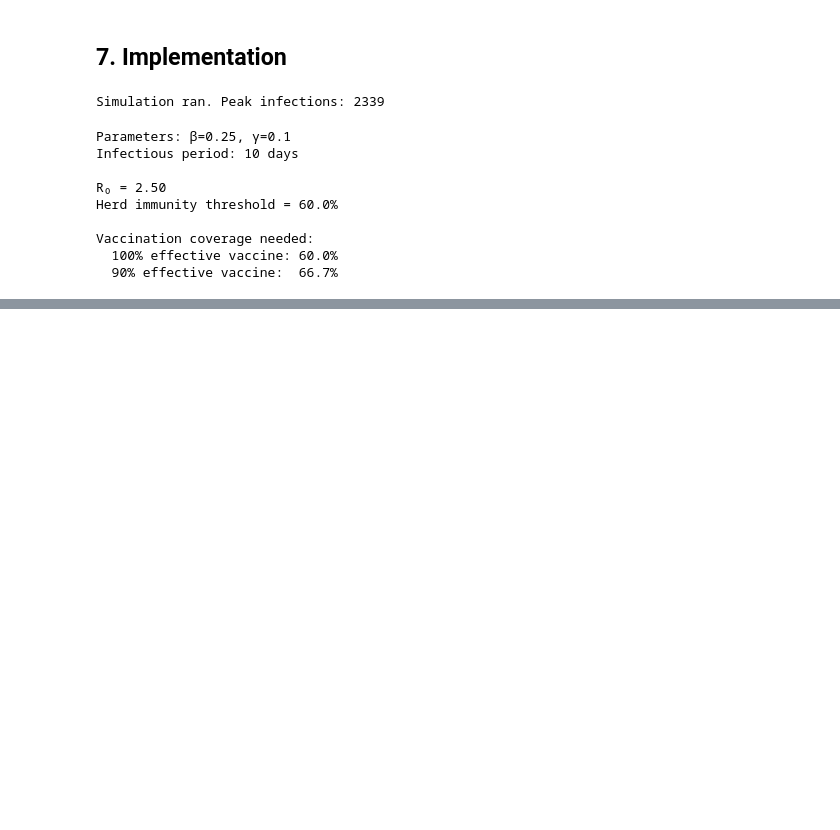
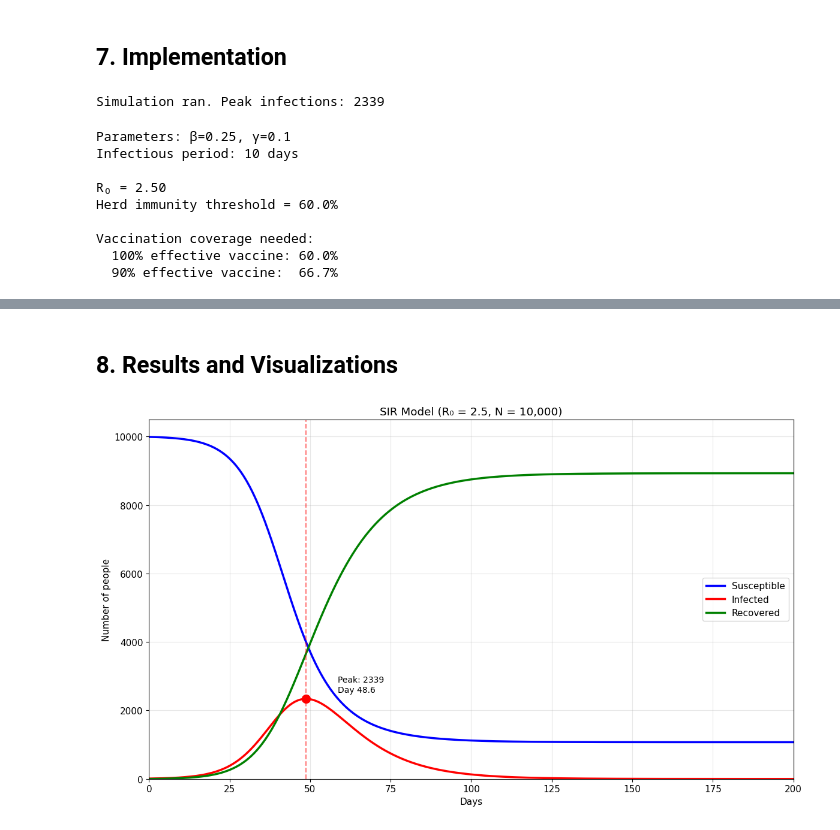
Before and after one commit to AhmedInv40/SIR-Epidemic-Model, a Jupyter notebook: SIR Epidemic Model.ipynb, the cells around one changed output, grey strips where cells are left out. Cells and saved outputs as stored; diff of their text form; code cells hidden in the pictures; blank space fills up the shorter version.

```diff
--- a/SIR Epidemic Model.ipynb
+++ b/SIR Epidemic Model.ipynb
@@ -354,0 +466,45 @@ Vaccination coverage needed:
+# %% [markdown]
+## 8. Results and Visualizations
+# %%
+# Main SIR plot
+
+def plot_sir(t, S, I, R, title="SIR Model"):
+    """Plot S, I, R curves over time."""
+    fig, ax = plt.subplots(figsize=(12, 7))
+
+    ax.plot(t, S, 'b-', lw=2.5, label='Susceptible')
+    ax.plot(t, I, 'r-', lw=2.5, label='Infected')
+    ax.plot(t, R, 'g-', lw=2.5, label='Recovered')
+
+    # Mark the peak
+    peak_idx = np.argmax(I)
+    ax.axvline(t[peak_idx], color='red', ls='--', alpha=0.5)
+    ax.scatter([t[peak_idx]], [I[peak_idx]], color='red', s=100, zorder=5)
+    ax.annotate(f'Peak: {I[peak_idx]:.0f}\nDay {t[peak_idx]:.1f}',
+                xy=(t[peak_idx], I[peak_idx]),
+                xytext=(t[peak_idx] + 10, I[peak_idx] + 200),
+                fontsize=10)
+
+    ax.set_xlabel('Days')
+    ax.set_ylabel('Number of people')
+    ax.set_title(title)
+    ax.legend(loc='right')
+    ax.set_xlim(0, t[-1])
+    ax.set_ylim(0, None)
+
+    plt.tight_layout()
+    plt.show()
+
+
+# Run and plot
+N = 10000
+I0 = 10
+S0 = N - I0
+beta = 0.25
+gamma = 0.1
+R0_val = get_R0(beta, gamma)
+
+t, S, I, R = run_sir_simulation(S0, I0, 0, beta, gamma, 200)
+plot_sir(t, S, I, R, title=f'SIR Model (R₀ = {R0_val}, N = {N:,})')
+# %% [output]
+[figure, added]
```
Also changed, not shown: parts of 12 cells of this notebook.
